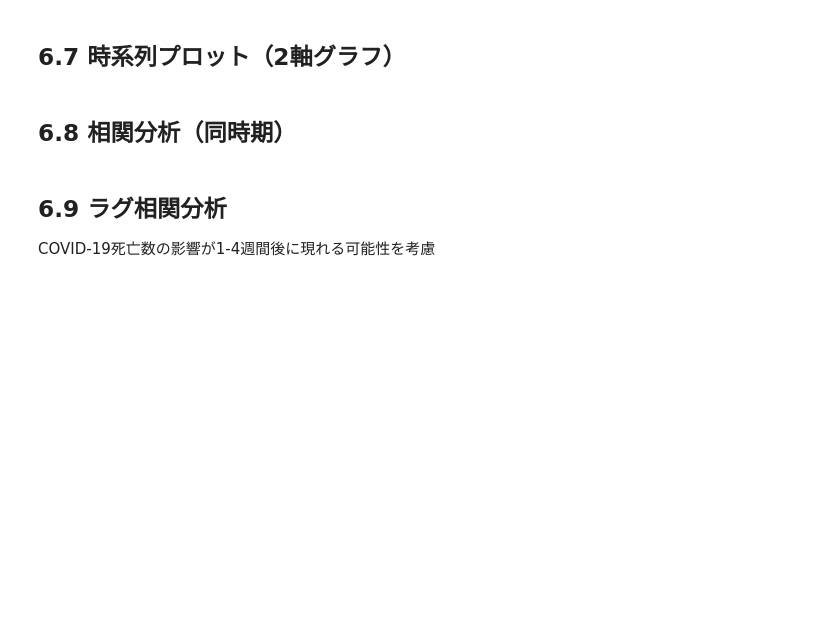
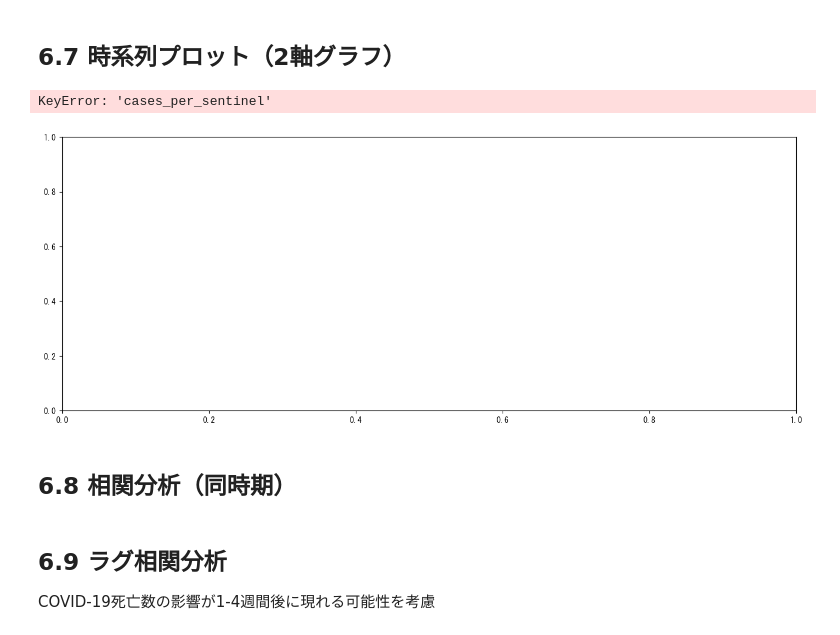
Before and after one commit to Sekine53629/hokkaido-influenza-prediction, a Jupyter notebook: notebooks/06_covid_death_correlation.ipynb, the cells around one changed output. Drawn from its saved outputs; the diff is of its cells as text; code cells hidden in the pictures; blank space fills up the shorter version.

```diff
--- a/notebooks/06_covid_death_correlation.ipynb
+++ b/notebooks/06_covid_death_correlation.ipynb
@@ -145,33 +221,36 @@ df_merged.head(10)
 # %%
 # 2軸時系列プロット
 fig, ax1 = plt.subplots(figsize=(16, 6))
 
 # 左軸: インフルエンザ患者数（青）
-ax1.plot(df_merged['date'], df_merged['patients_per_sentinel'],
+ax1.plot(df_merged['date'], df_merged['cases_per_sentinel'],
          color='blue', linewidth=2, label='インフルエンザ患者数')
 ax1.set_xlabel('日付', fontsize=12)
 ax1.set_ylabel('定点当たり報告数', color='blue', fontsize=12)
 ax1.tick_params(axis='y', labelcolor='blue')
 ax1.grid(True, alpha=0.3)
 
 # 右軸: COVID-19死亡数（赤）
 ax2 = ax1.twinx()
 ax2.plot(df_merged['date'], df_merged['weekly_deaths'],
          color='red', linewidth=2, alpha=0.7, label='COVID-19死亡数')
 ax2.set_ylabel('週次死亡数', color='red', fontsize=12)
 ax2.tick_params(axis='y', labelcolor='red')
 
 # タイトルと凡例
 plt.title('インフルエンザ患者数とCOVID-19死亡数の時系列推移', fontsize=14, fontweight='bold')
 lines1, labels1 = ax1.get_legend_handles_labels()
 lines2, labels2 = ax2.get_legend_handles_labels()
 ax1.legend(lines1 + lines2, labels1 + labels2, loc='upper left', fontsize=10)
 
 plt.tight_layout()
 plt.savefig('../outputs/figures/covid_flu_timeseries.png', dpi=300, bbox_inches='tight')
 plt.show()
 
 print('時系列プロットを保存: ../outputs/figures/covid_flu_timeseries.png')
+# %% [output]
+KeyError: 'cases_per_sentinel'
+[figure, added]
 # %% [markdown]
 ## 6.8 相関分析（同時期）
 # %%
```
Also changed, not shown: parts of 10 cells of this notebook.
